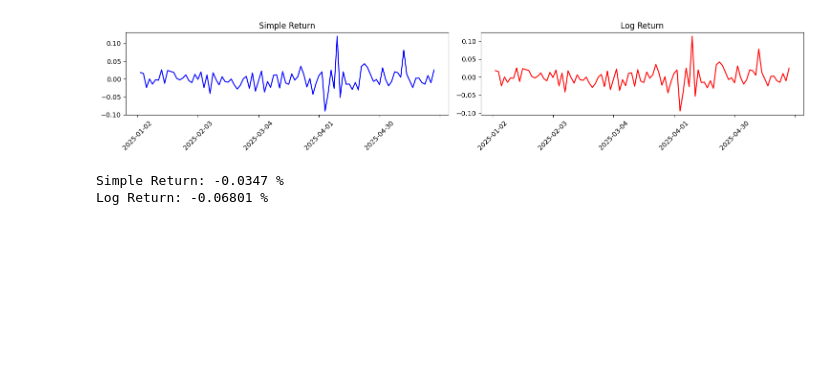
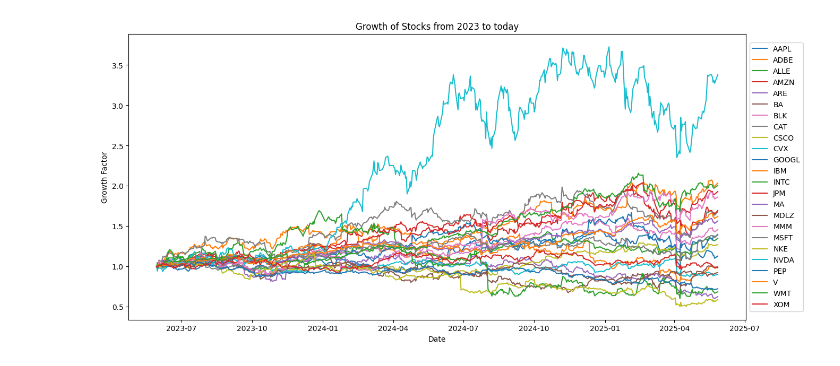
Before and after one commit to jtorsvik/project-anthill, a Jupyter notebook: notebook/stock_analysis.ipynb, the cells around one changed output. Saved outputs shown, nothing was run; the diff lists cells and outputs as text; code cells hidden in the pictures; blank space fills up the shorter version.

```diff
--- a/notebook/stock_analysis.ipynb
+++ b/notebook/stock_analysis.ipynb
@@ -12 +21,4 @@ from polygon_api import PolygonAPI
+# %%
+load_dotenv()
+api_key = os.getenv('POLYGON_API_KEY')
 # %%
@@ -17,7 +30,7 @@ tickers = ['AAPL', 'MSFT', 'GOOGL', 'IBM', 'AMZN', 'NVDA',
 # %%
 if __name__ == '__main__':
     # Initialize the Polygon API client
-    client = RESTClient(api_key='rxdopHP51cQc3RtUbZrNj7Gy0CkpR2Qn')
+    client = RESTClient(api_key=api_key)
     client = PolygonAPI()
 
     intra_day = client.last_working_day()
@@ -55,11 +64,14 @@ intra_day
 # %%
 if __name__ == '__main__':
     # Initialize the Polygon API client
-    client = RESTClient(api_key='rxdopHP51cQc3RtUbZrNj7Gy0CkpR2Qn')
+    client = RESTClient(api_key=api_key)
     client = PolygonAPI()
 
-    to_date = client.last_working_day()
-    from_date = f"{to_date[:4]}-01-01"
+    # to_date = client.last_working_day()
+    # from_date = f"{to_date[:4]}-01-01"
+
+    from_date = '2022-01-01'
+    to_date = '2022-12-31'
 
     for i, ticker in enumerate(tickers):
         # The sink path for the write operation
@@ -145,18 +159,22 @@ df_daily['log_return'] = np.log(df_daily['close'] / df_daily['close'].shift(1))
-# %%
-fig, axes = plt.subplots(1, 2, figsize=(15, 3), sharex=True)
-df_daily['simple_return'].plot(ax=axes[0], title='Simple Return', color='blue')
-df_daily['log_return'].plot(ax=axes[1], title='Log Return', color='red')
-
-for ax in axes:
-    for label in ax.get_xticklabels():
-        label.set_rotation(45)
-
-plt.tight_layout()
-plt.show()
-
-print(f"Simple Return: {round(df_daily['simple_return'].mean() * 100, 5)} %")
-print(f"Log Return: {round(df_daily['log_return'].mean() * 100, 5)} %")
-# %% [output]
-[figure, removed]
-Simple Return: -0.0347 %
-Log Return: -0.06801 %
+# %%
+source_daily_path = "~/git_repos/project-anthill/data/polygon/daily/"
+
+
+df = pd.DataFrame()
+simple_returns = pd.DataFrame()
+
+plt.figure(figsize=(15, 7))
+
+for ticker in os.listdir(source_daily_path):
+    df[ticker] = pd.read_parquet(source_daily_path + ticker + "/")['close']
+    simple_returns[ticker] = (df[ticker] / df[ticker].shift(1)) - 1
+    growth = (df[ticker] / df[ticker].iloc[0])
+    plt.plot(df.index, growth, label=ticker.upper())
+
+plt.title('Growth of Stocks from 2023 to today')
+plt.xlabel('Date')
+plt.ylabel('Growth Factor')
+plt.legend(loc='center left', bbox_to_anchor=(1, 0.5))
+plt.show()
+# %% [output]
+[figure, added]
```
Also changed, not shown: parts of 11 cells of this notebook, 3 other files.
